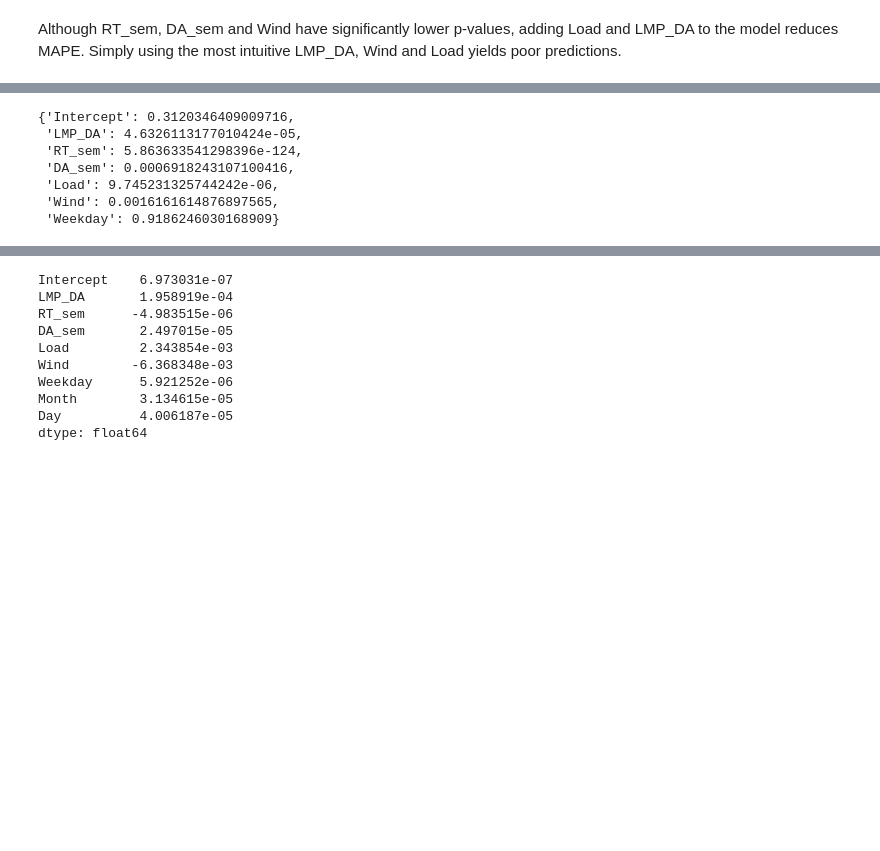
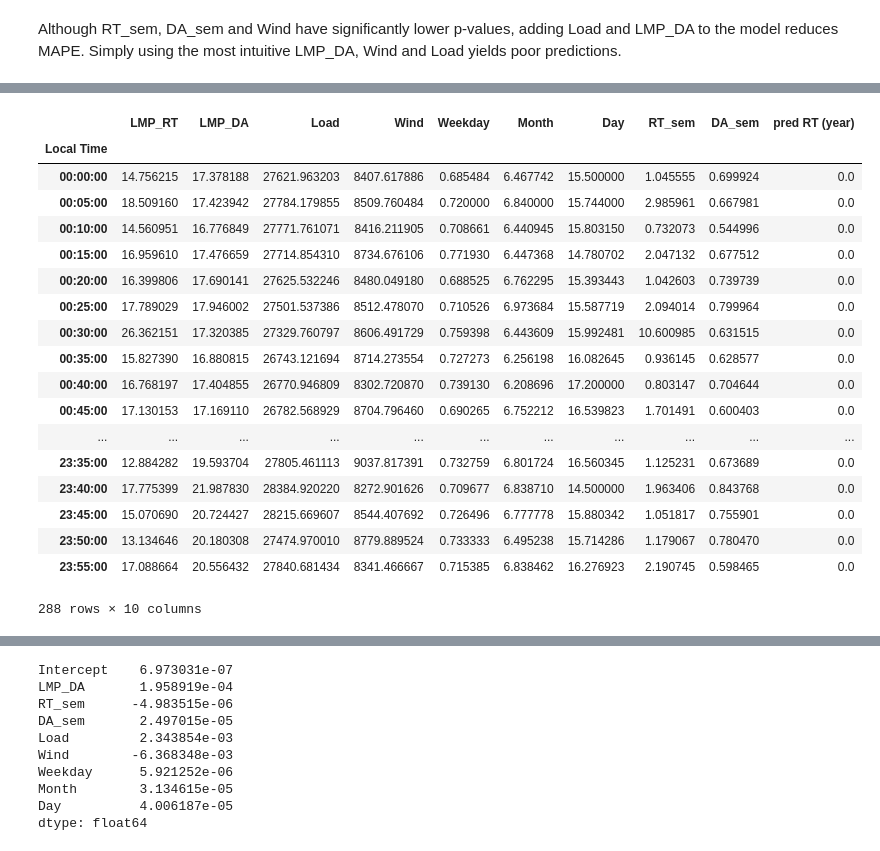
Before and after one commit to felipeascouto/energy, a Jupyter notebook: research_p2.ipynb, the cells around one changed output, grey strips where cells are left out. Drawn from its saved outputs; the diff is of its cells as text; code cells hidden in the pictures; blank space fills up the shorter version.

```diff
--- a/research_p2.ipynb
+++ b/research_p2.ipynb
@@ -1199,11 +1241,35 @@ annual fit MAPE ± std: 54.565729750153835 +- 1.1732635686053179
 # of errors: 0
-# %%
-means_dict(pvalues)
-# %% [output]
-{'Intercept': 0.3120346409009716,
- 'LMP_DA': 4.6326113177010424e-05,
- 'RT_sem': 5.863633541298396e-124,
- 'DA_sem': 0.0006918243107100416,
- 'Load': 9.745231325744242e-06,
- 'Wind': 0.0016161614876897565,
- 'Weekday': 0.9186246030168909}
+# %%
+year_list = []
+train, test = train_test_split(DART_gen_2018, test_size=0.33)
+
+train_data = train.groupby('Local Time')[['LMP_RT','LMP_DA','Load','Wind','Weekday','Month','Day']].mean()
+train_data['RT_sem'] = train.groupby('Local Time')['LMP_RT'].sem()
+train_data['DA_sem'] = train.groupby('Local Time')['LMP_DA'].sem()
+test_data = test.groupby('Local Time')[['LMP_RT','LMP_DA','Load','Wind','Weekday','Month','Day']].mean()
+test_data['RT_sem'] = test.groupby('Local Time')['LMP_RT'].sem()
+test_data['DA_sem'] = test.groupby('Local Time')['LMP_DA'].sem()
+
+test_data_copy = test_data.copy()
+test_data_copy['pred RT (year)'] = np.zeros(test_data_copy.index.shape[0])
+test_data_copy
+# %% [output]
+|  | LMP_RT | LMP_DA | Load | Wind | Weekday | Month | Day | RT_sem | DA_sem | pred RT (year) |
+| Local Time |  |  |  |  |  |  |  |  |  |  |
+| 00:00:00 | 14.756215 | 17.378188 | 27621.963203 | 8407.617886 | 0.685484 | 6.467742 | 15.500000 | 1.045555 | 0.699924 | 0.0 |
+| 00:05:00 | 18.509160 | 17.423942 | 27784.179855 | 8509.760484 | 0.720000 | 6.840000 | 15.744000 | 2.985961 | 0.667981 | 0.0 |
+| 00:10:00 | 14.560951 | 16.776849 | 27771.761071 | 8416.211905 | 0.708661 | 6.440945 | 15.803150 | 0.732073 | 0.544996 | 0.0 |
+| 00:15:00 | 16.959610 | 17.476659 | 27714.854310 | 8734.676106 | 0.771930 | 6.447368 | 14.780702 | 2.047132 | 0.677512 | 0.0 |
+| 00:20:00 | 16.399806 | 17.690141 | 27625.532246 | 8480.049180 | 0.688525 | 6.762295 | 15.393443 | 1.042603 | 0.739739 | 0.0 |
+| 00:25:00 | 17.789029 | 17.946002 | 27501.537386 | 8512.478070 | 0.710526 | 6.973684 | 15.587719 | 2.094014 | 0.799964 | 0.0 |
+| 00:30:00 | 26.362151 | 17.320385 | 27329.760797 | 8606.491729 | 0.759398 | 6.443609 | 15.992481 | 10.600985 | 0.631515 | 0.0 |
+| 00:35:00 | 15.827390 | 16.880815 | 26743.121694 | 8714.273554 | 0.727273 | 6.256198 | 16.082645 | 0.936145 | 0.628577 | 0.0 |
+| 00:40:00 | 16.768197 | 17.404855 | 26770.946809 | 8302.720870 | 0.739130 | 6.208696 | 17.200000 | 0.803147 | 0.704644 | 0.0 |
+| 00:45:00 | 17.130153 | 17.169110 | 26782.568929 | 8704.796460 | 0.690265 | 6.752212 | 16.539823 | 1.701491 | 0.600403 | 0.0 |
+| ... | ... | ... | ... | ... | ... | ... | ... | ... | ... | ... |
+| 23:35:00 | 12.884282 | 19.593704 | 27805.461113 | 9037.817391 | 0.732759 | 6.801724 | 16.560345 | 1.125231 | 0.673689 | 0.0 |
+| 23:40:00 | 17.775399 | 21.987830 | 28384.920220 | 8272.901626 | 0.709677 | 6.838710 | 14.500000 | 1.963406 | 0.843768 | 0.0 |
+| 23:45:00 | 15.070690 | 20.724427 | 28215.669607 | 8544.407692 | 0.726496 | 6.777778 | 15.880342 | 1.051817 | 0.755901 | 0.0 |
+| 23:50:00 | 13.134646 | 20.180308 | 27474.970010 | 8779.889524 | 0.733333 | 6.495238 | 15.714286 | 1.179067 | 0.780470 | 0.0 |
+| 23:55:00 | 17.088664 | 20.556432 | 27840.681434 | 8341.466667 | 0.715385 | 6.838462 | 16.276923 | 2.190745 | 0.598465 | 0.0 |
+288 rows × 10 columns
```
Also changed, not shown: parts of 27 cells of this notebook.
